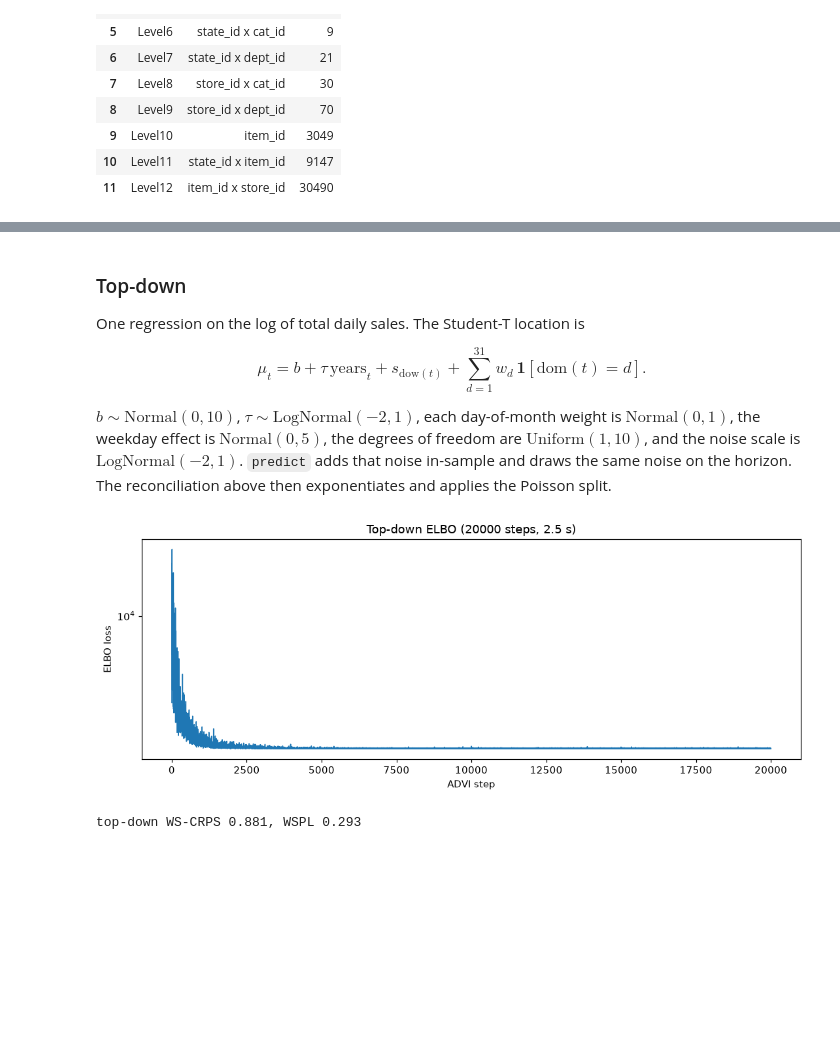
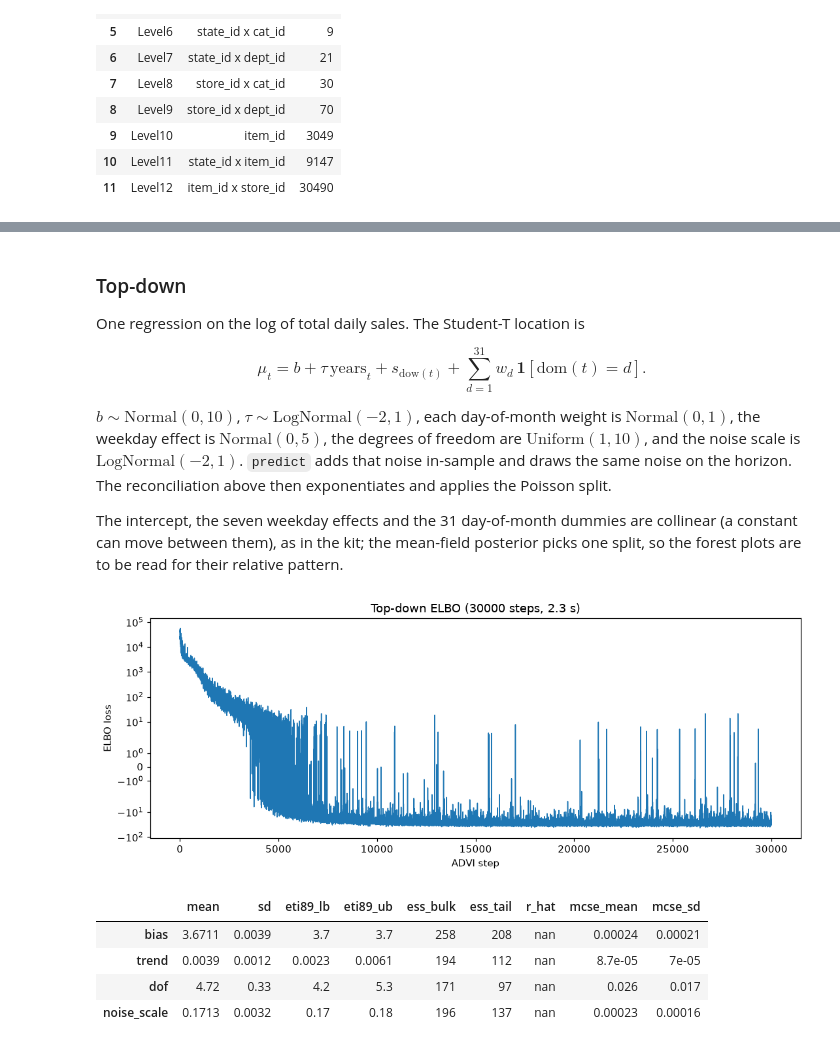
Before and after one commit to pymc-labs/pymc-forecast, a Jupyter notebook: docs/examples/m5_forecasting.ipynb, the cells around one changed output, grey strips where cells are left out. Cells and saved outputs as stored; diff of their text form; code cells hidden in the pictures; blank space fills up the shorter version.

```diff
--- a/docs/examples/m5_forecasting.ipynb
+++ b/docs/examples/m5_forecasting.ipynb
@@ -577,23 +647,21 @@ competition's evaluation window, days 1941:1969.
 Middle-out does not model the bottom series. It models level 9, store by
 department, each divided by its own scale on the training window.
 # %%
-chosen = select_series(m5.keys, stores=STORES, items_per_dept=1)
+ids = select_series(m5.keys, m5.sales, stores=STORES, items_per_dept=ITEMS_PER_DEPT, origin=ORIGIN)
 end = ORIGIN + HORIZON
-panel_keys = m5.keys.iloc[chosen].reset_index(drop=True)
-panel_sales = np.asarray(m5.sales[:end, chosen], dtype=np.float64)
-panel_price = np.asarray(m5.price[:end, chosen], dtype=np.float64)
+panel_keys = m5.keys.set_index("id").loc[ids].reset_index()
+panel_sales = m5.sales.sel(series=ids).isel({TIME_DIM: slice(0, end)}).values.astype(np.float64)
+panel_price = m5.price.sel(series=ids).isel({TIME_DIM: slice(0, end)}).values.astype(np.float64)
 calendar = m5.calendar.iloc[:end].reset_index(drop=True)
 panel = build_aggregation(panel_keys)
 assert all(sl.stop > sl.start for sl in panel.slices.values())
+signatures = {level: panel.members(level) for level in LEVELS}
+assert len(set(signatures.values())) == len(LEVELS), "two levels are the same set of series"
 
 store_ids = sorted(panel_keys["store_id"].astype(str).unique())
 dept_ids = sorted(panel_keys["dept_id"].astype(str).unique())
-store_index = (
-    panel_keys["store_id"].astype(str).map(dict(zip(store_ids, range(len(store_ids)), strict=True)))
-)
-dept_index = (
-    panel_keys["dept_id"].astype(str).map(dict(zip(dept_ids, range(len(dept_ids)), strict=True)))
-)
+store_index = panel_keys["store_id"].map(dict(zip(store_ids, range(len(store_ids)), strict=True)))
+dept_index = panel_keys["dept_id"].map(dict(zip(dept_ids, range(len(dept_ids)), strict=True)))
 store_index = store_index.to_numpy(dtype=np.int32)
 dept_index = dept_index.to_numpy(dtype=np.int32)
 
@@ -625,9 +693,13 @@ level9_labels = panel.labels_for("Level9")
 level9 = level_panel(panel_sales, panel, "Level9")
 scale_mid = m5_scales(level9[:ORIGIN])
 y_mid = observed(level9[:ORIGIN] / scale_mid, level9_labels, time[:ORIGIN])
+train_total = panel_sales[:ORIGIN].sum(-1)
 print(
-    f"panel {panel_sales.shape} (days, series), "
-    f"bottom-up likelihood days {T0}:{ORIGIN}, "
-    f"level-9 series {len(level9_labels)}, departments {dept_ids}"
+    f"panel {panel_sales.shape} (days, series): {len(store_ids)} stores, "
+    f"{len(dept_ids)} departments, {ITEMS_PER_DEPT} items per department; "
+    f"training total {train_total.mean():.0f} units a day, "
+    f"{int((train_total <= 0).sum())} days at or below zero"
 )
+print(f"items: {sorted(panel_keys['item_id'].unique())}")
+display(level_table(panel))
 # %% [output]
@@ -832,6 +965,11 @@ $\mathrm{Normal}(0, 5)$, the degrees of freedom are $\mathrm{Uniform}(1, 10)$,
 and the noise scale is $\mathrm{LogNormal}(-2, 1)$. `predict` adds that noise
 in-sample and draws the same noise on the horizon. The reconciliation above
 then exponentiates and applies the Poisson split.
+
+The intercept, the seven weekday effects and the 31 day-of-month dummies are
+collinear (a constant can move between them), as in the kit; the mean-field
+posterior picks one split, so the forest plots are to be read for their
+relative pattern.
 # %%
 class TopDownModel(ForecastingModel):
     """Trend, weekday, and day-of-month effects on the log total."""
@@ -861,14 +999,15 @@ class TopDownModel(ForecastingModel):
             prediction[:, None],
         )
 # %%
-top, top_forecast, top_seconds = fit_and_forecast(TopDownModel(), y_top, cov_top, STEPS["top-down"])
+top, top_posterior, top_forecast, top_seconds = fit_and_forecast(
+    TopDownModel(), y_top, cov_top, STEPS["top-down"]
+)
 plot_loss(top.losses, f"Top-down ELBO ({STEPS['top-down']} steps, {top_seconds:.1f} s)")
-top_draws = reconcile_top_down(top_forecast, panel_sales[:ORIGIN], seed=SEED)
-results["top-down"] = (*score(top_draws), top_seconds, top_draws)
-print(
-    f"top-down WS-CRPS {mean_level_score(results['top-down'][0]):.3f}, "
-    f"WSPL {results['top-down'][1]:.3f}"
-)
+az.summary(top_posterior, var_names=["bias", "trend", "dof", "noise_scale"])
 # %% [output]
-[figure, old version]
+[figure, new version]
-top-down WS-CRPS 0.881, WSPL 0.293
+|  | mean | sd | eti89_lb | eti89_ub | ess_bulk | ess_tail | r_hat | mcse_mean | mcse_sd |
+| bias | 3.6711 | 0.0039 | 3.7 | 3.7 | 258 | 208 | nan | 0.00024 | 0.00021 |
+| trend | 0.0039 | 0.0012 | 0.0023 | 0.0061 | 194 | 112 | nan | 8.7e-05 | 7e-05 |
+| dof | 4.72 | 0.33 | 4.2 | 5.3 | 171 | 97 | nan | 0.026 | 0.017 |
+| noise_scale | 0.1713 | 0.0032 | 0.17 | 0.18 | 196 | 137 | nan | 0.00023 | 0.00016 |
```
Also changed, not shown: parts of 42 cells of this notebook, 4 other files.
